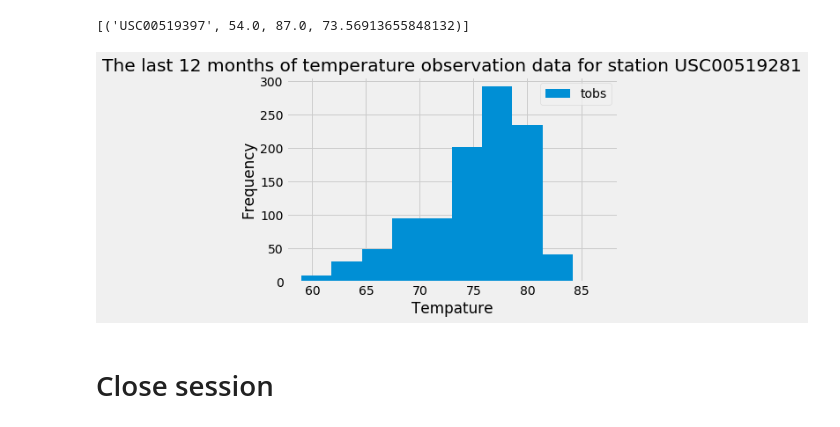
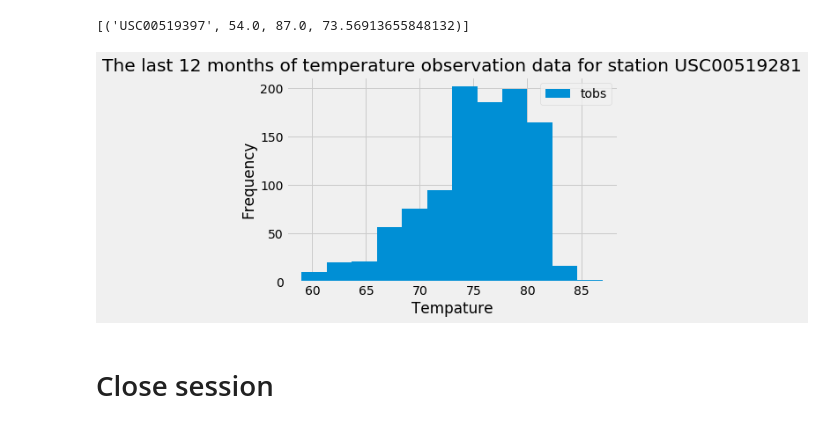
Before and after one commit to chandlergibbons/SQLAlchemy-Surfs-Up-Project, a Jupyter notebook: climate_starter.ipynb, the cells around one changed output. Drawn from its saved outputs; the diff is of its cells as text; code cells hidden in the pictures.

```diff
--- a/climate_starter.ipynb
+++ b/climate_starter.ipynb
@@ -166,20 +191,20 @@ date_precip_scores
 # %%
 # Using the most active station id
 # Query the last 12 months of temperature observation data for this station and plot the results as a histogram
 
 sel4=[Measurement.date, Measurement.tobs]
 active_sation_histo = session.query(*sel4).filter(Measurement.date >= new_date_string).filter(Measurement.station >= active_stations[0][0]).all()
 
 active_sation_histo_pd = pd.DataFrame(active_sation_histo,columns=['Date', 'tempatures'])
 
-plt.hist(active_sation_histo_pd["tempatures"])
+plt.hist(active_sation_histo_pd["tempatures"], bins = 12)
 plt.xlabel("Tempature")
 plt.ylabel("Frequency")
 plt.legend(['tobs'])
 plt.title(f"The last 12 months of temperature observation data for station {active_stations[0][0]}")
 plt.show()
 # %% [output]
-[figure, old version]
+[figure, new version]
 # %% [markdown]
 # Close session
 # %%
```
Also changed, not shown: parts of 8 cells of this notebook, 1 other file.
